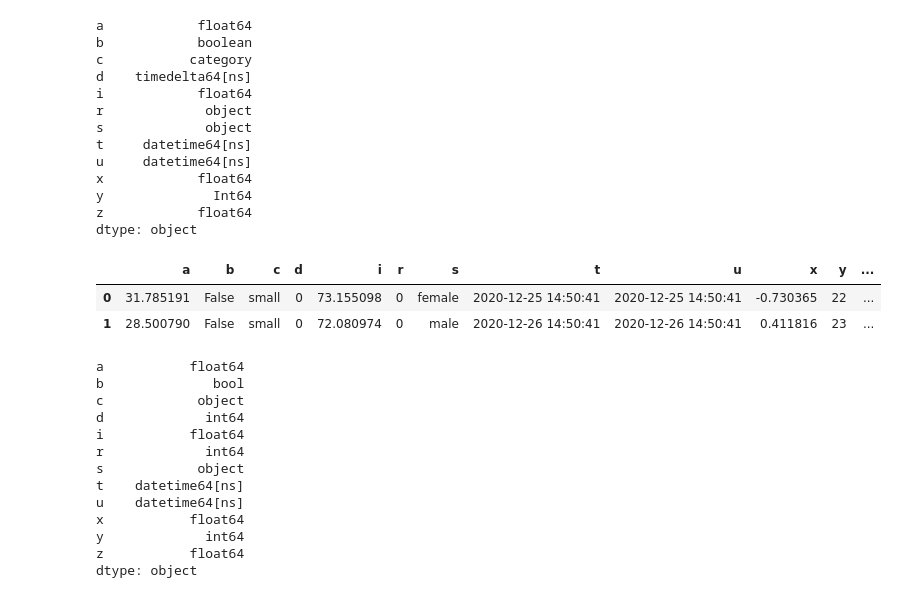
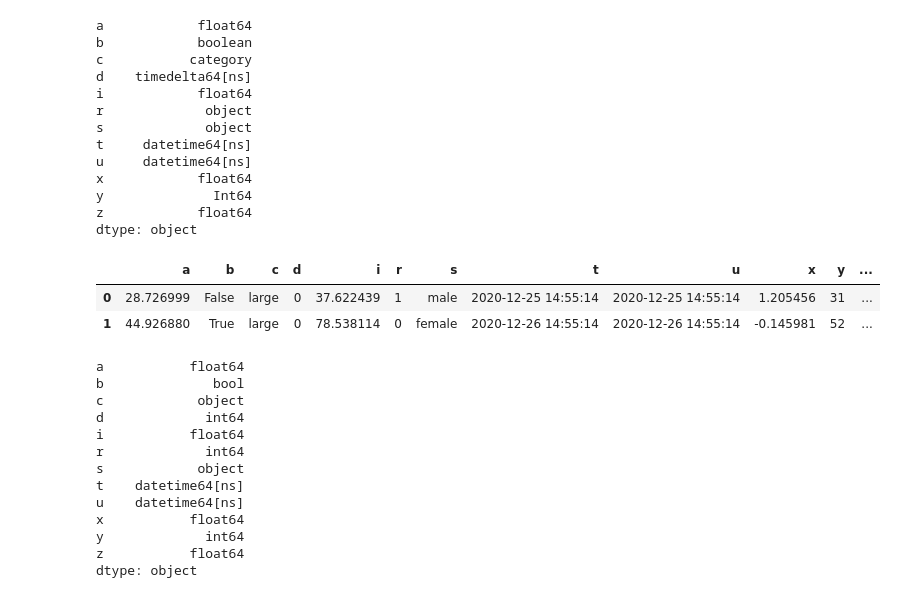
Before and after one commit to gillespilon/noob, a Jupyter notebook: 02_data_file_write.ipynb, the cells around one changed output. Drawn from its saved outputs; the diff is of its cells as text; code cells hidden in the pictures.

```diff
--- a/02_data_file_write.ipynb
+++ b/02_data_file_write.ipynb
@@ -423,12 +423,12 @@ y              Int64
 z            float64
 dtype: object
 # %%
-wb2df2 = wb2['sheet_one']
+wb2df2 = wb2['sheet_two']
 wb2df2.head(2)
 # %% [output]
 |  | a | b | c | d | i | r | s | t | u | x | y | ... |
-| 0 | 31.785191 | False | small | 0 | 73.155098 | 0 | female | 2020-12-25 14:50:41 | 2020-12-25 14:50:41 | -0.730365 | 22 | ... |
-| 1 | 28.500790 | False | small | 0 | 72.080974 | 0 | male | 2020-12-26 14:50:41 | 2020-12-26 14:50:41 | 0.411816 | 23 | ... |
+| 0 | 28.726999 | False | large | 0 | 37.622439 | 1 | male | 2020-12-25 14:55:14 | 2020-12-25 14:55:14 | 1.205456 | 31 | ... |
+| 1 | 44.926880 | True | large | 0 | 78.538114 | 0 | female | 2020-12-26 14:55:14 | 2020-12-26 14:55:14 | -0.145981 | 52 | ... |
 # %%
 wb2df2.dtypes
 # %% [output]
```
Also changed, not shown: parts of 9 cells of this notebook.
